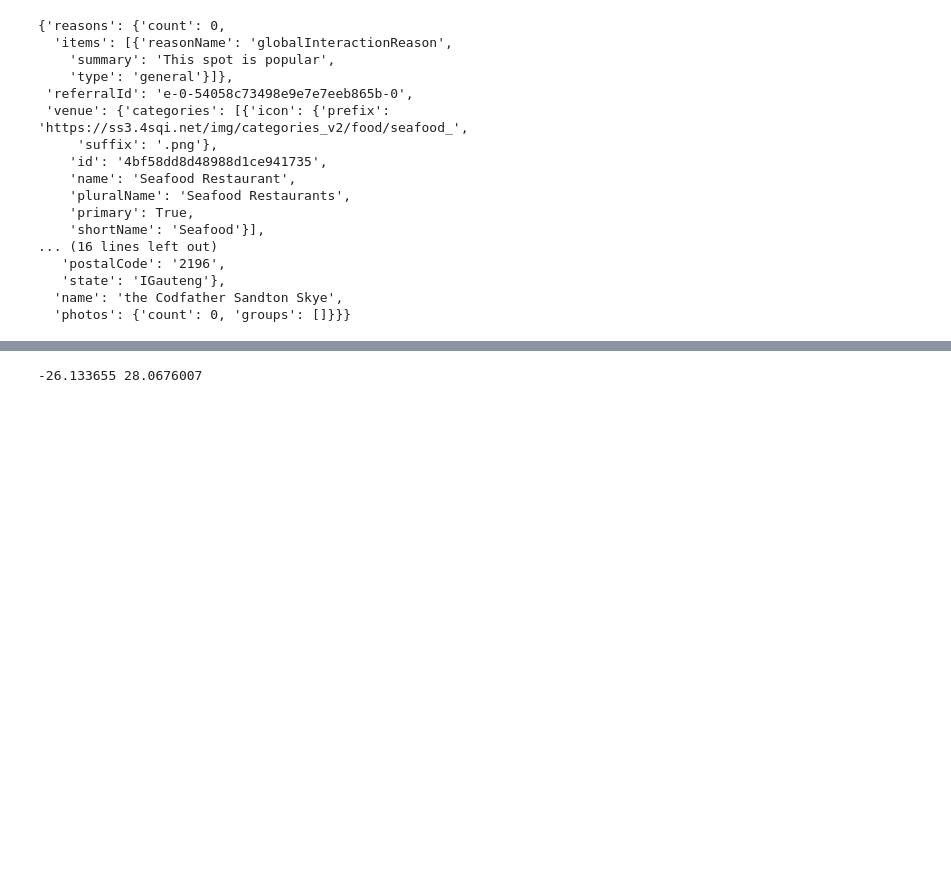
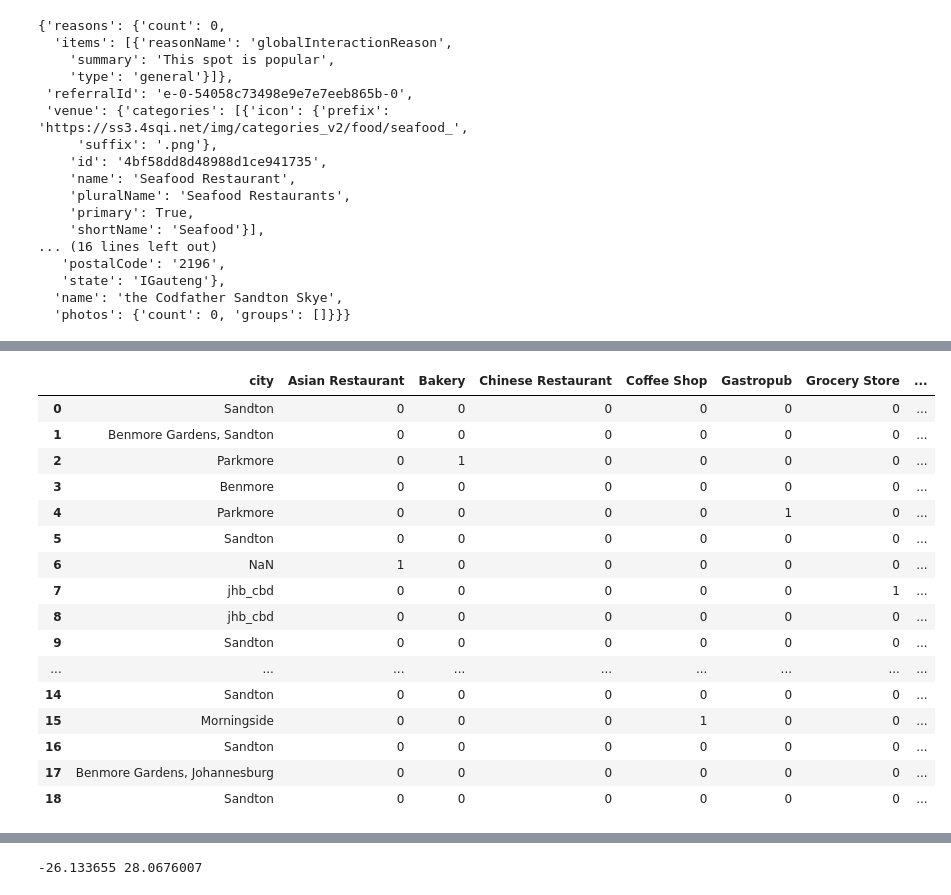
Before and after one commit to nkourouma/coursera_capstone_project, a Jupyter notebook: Epicure_Restaurant_Expansion_Capstone .ipynb, the cells around one changed output, grey strips where cells are left out. Drawn from its saved outputs; the diff is of its cells as text; code cells hidden in the pictures; blank space fills up the shorter version.

```diff
--- a/Epicure_Restaurant_Expansion_Capstone .ipynb
+++ b/Epicure_Restaurant_Expansion_Capstone .ipynb
@@ -190,0 +241,30 @@ dataframe_filtered.head(20)
+# %%
+# one hot encoding
+epicure_nearby_venues_onehot = pd.get_dummies(epicure_nearby_venues[['categories']], prefix="", prefix_sep="")
+
+# add city column back to dataframe
+epicure_nearby_venues_onehot['city'] = epicure_nearby_venues['city']
+
+# move city column to the first column
+fixed_columns = [epicure_nearby_venues_onehot.columns[-1]] + list(epicure_nearby_venues_onehot.columns[:-1])
+epicure_nearby_venues_onehot = epicure_nearby_venues_onehot[fixed_columns]
+
+epicure_nearby_venues_onehot.head(20)
+# %% [output]
+|  | city | Asian Restaurant | Bakery | Chinese Restaurant | Coffee Shop | Gastropub | Grocery Store | ... |
+| 0 | Sandton | 0 | 0 | 0 | 0 | 0 | 0 | ... |
+| 1 | Benmore Gardens, Sandton | 0 | 0 | 0 | 0 | 0 | 0 | ... |
+| 2 | Parkmore | 0 | 1 | 0 | 0 | 0 | 0 | ... |
+| 3 | Benmore | 0 | 0 | 0 | 0 | 0 | 0 | ... |
+| 4 | Parkmore | 0 | 0 | 0 | 0 | 1 | 0 | ... |
+| 5 | Sandton | 0 | 0 | 0 | 0 | 0 | 0 | ... |
+| 6 | NaN | 1 | 0 | 0 | 0 | 0 | 0 | ... |
+| 7 | jhb_cbd | 0 | 0 | 0 | 0 | 0 | 1 | ... |
+| 8 | jhb_cbd | 0 | 0 | 0 | 0 | 0 | 0 | ... |
+| 9 | Sandton | 0 | 0 | 0 | 0 | 0 | 0 | ... |
+| ... | ... | ... | ... | ... | ... | ... | ... | ... |
+| 14 | Sandton | 0 | 0 | 0 | 0 | 0 | 0 | ... |
+| 15 | Morningside | 0 | 0 | 0 | 1 | 0 | 0 | ... |
+| 16 | Sandton | 0 | 0 | 0 | 0 | 0 | 0 | ... |
+| 17 | Benmore Gardens, Johannesburg | 0 | 0 | 0 | 0 | 0 | 0 | ... |
+| 18 | Sandton | 0 | 0 | 0 | 0 | 0 | 0 | ... |
```
Also changed, not shown: parts of 62 cells of this notebook.
